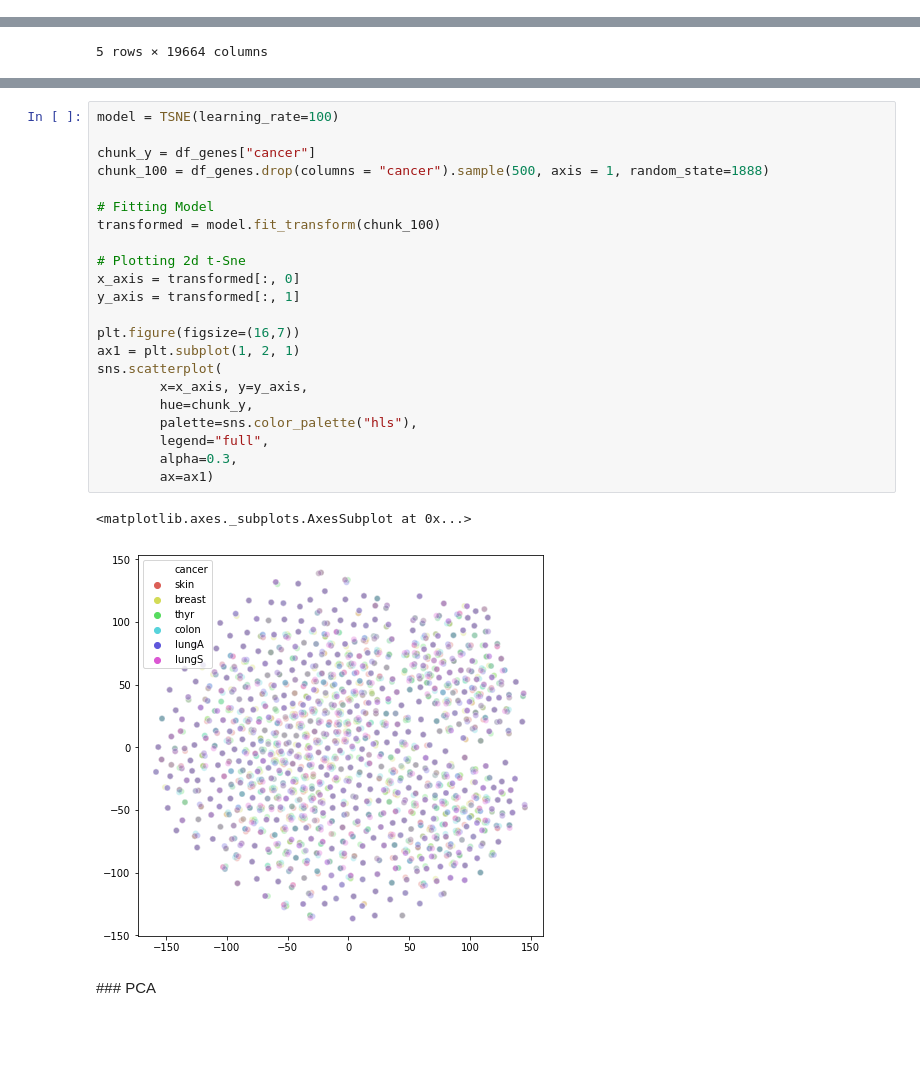
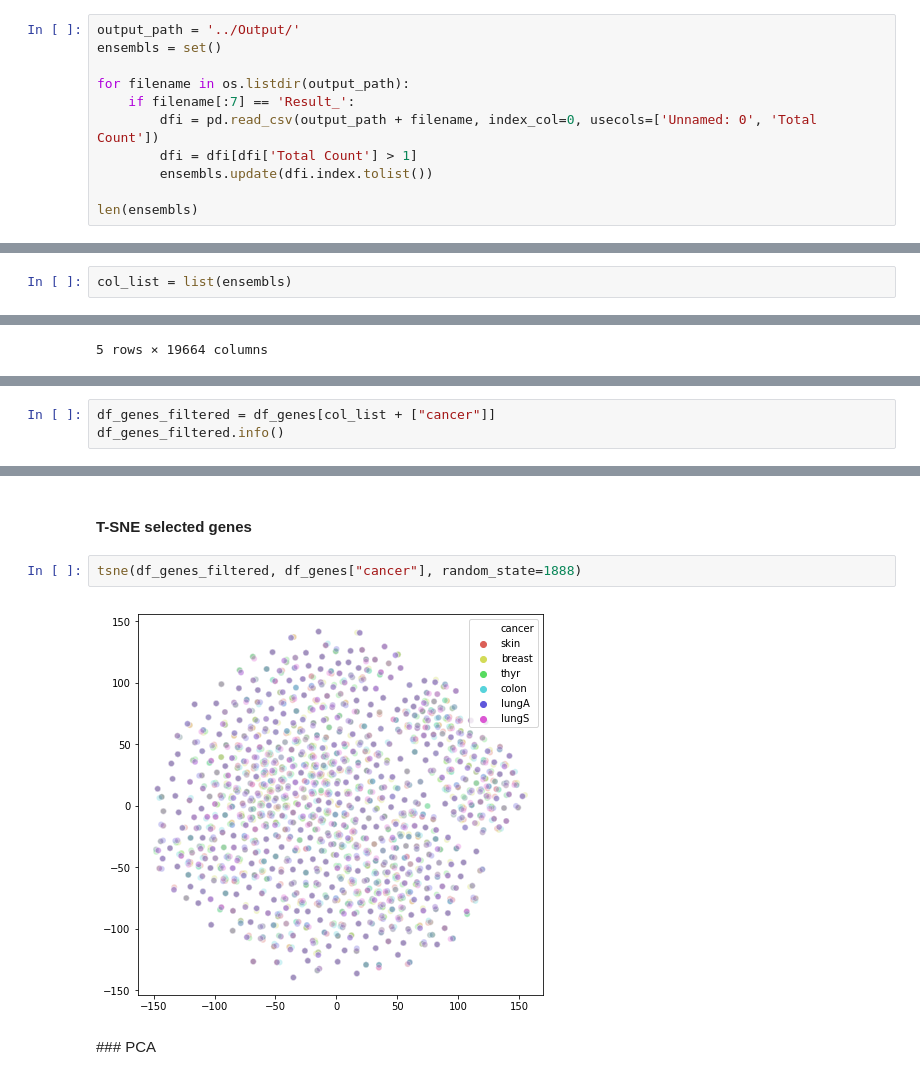
Before and after one commit to mikesamir/oncological_gene_expression_analysis, a Jupyter notebook: Lu/Chunk_Split.ipynb, the cells around one changed output, grey strips where cells are left out. Saved outputs shown, nothing was run; the diff lists cells and outputs as text; blank space fills up the shorter version.

```diff
--- a/Lu/Chunk_Split.ipynb
+++ b/Lu/Chunk_Split.ipynb
@@ -96,0 +112,11 @@ Index(['cancer', 'ENSG00000167578', 'ENSG00000078237', 'ENSG00000146083',
+# %%
+output_path = '../Output/'
+ensembls = set()
+
+for filename in os.listdir(output_path):
+    if filename[:7] == 'Result_':
+        dfi = pd.read_csv(output_path + filename, index_col=0, usecols=['Unnamed: 0', 'Total Count'])
+        dfi = dfi[dfi['Total Count'] > 1]
+        ensembls.update(dfi.index.tolist())
+
+len(ensembls)
@@ -96,0 +125,2 @@ Index(['cancer', 'ENSG00000167578', 'ENSG00000078237', 'ENSG00000146083',
+# %%
+col_list = list(ensembls)
@@ -116,0 +151,3 @@ df_genes.head()
+# %%
+df_genes_filtered = df_genes[col_list + ["cancer"]]
+df_genes_filtered.info()
@@ -147,27 +196,8 @@ def tsne(chunk, nlabels, random_state, ncols = 100):
-# %%
-model = TSNE(learning_rate=100)
-
-chunk_y = df_genes["cancer"]
-chunk_100 = df_genes.drop(columns = "cancer").sample(500, axis = 1, random_state=1888)
-
-# Fitting Model
-transformed = model.fit_transform(chunk_100)
-
-# Plotting 2d t-Sne
-x_axis = transformed[:, 0]
-y_axis = transformed[:, 1]
-
-plt.figure(figsize=(16,7))
-ax1 = plt.subplot(1, 2, 1)
-sns.scatterplot(
-        x=x_axis, y=y_axis,
-        hue=chunk_y,
-        palette=sns.color_palette("hls"),
-        legend="full",
-        alpha=0.3,
-        ax=ax1)
-# %% [output]
-<matplotlib.axes._subplots.AxesSubplot at 0x...>
-[figure, removed]
+# %% [markdown]
+#### T-SNE selected genes
+# %%
+tsne(df_genes_filtered, df_genes["cancer"], random_state=1888)
+# %% [output]
+[figure, added]
 # %% [markdown]
 ### PCA
```
Also changed, not shown: parts of 62 cells of this notebook, 8 other files.
